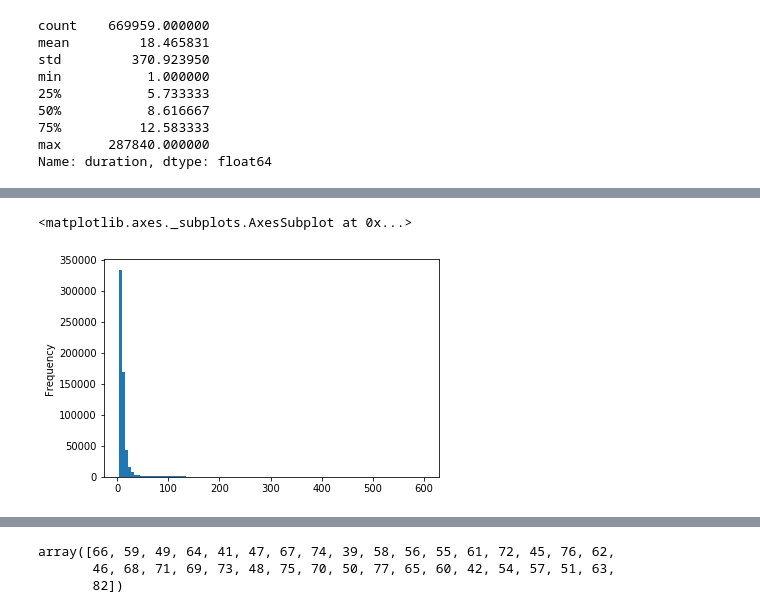
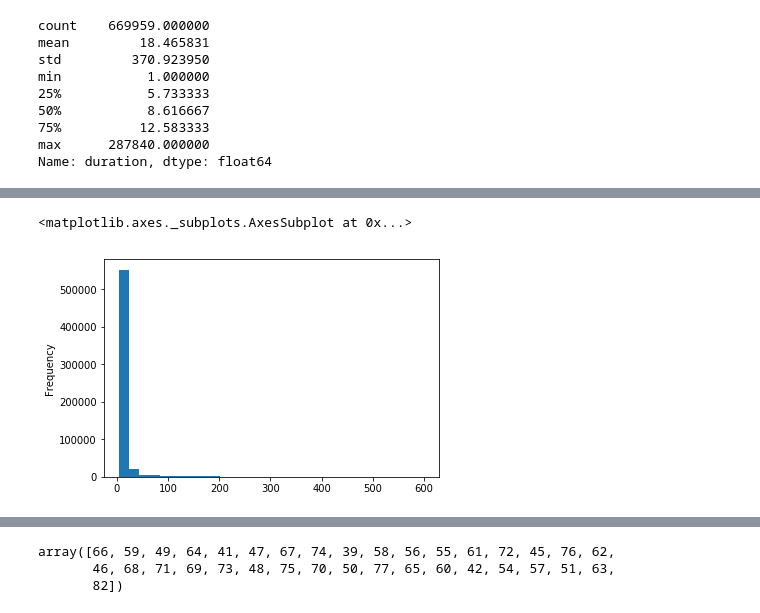
Before and after one commit to jslaga/SpringboardDSC, a Jupyter notebook: Capstone1/CPEexplore.ipynb, the cells around one changed output, grey strips where cells are left out. Cells and saved outputs as stored; diff of their text form; code cells hidden in the pictures.

```diff
--- a/Capstone1/CPEexplore.ipynb
+++ b/Capstone1/CPEexplore.ipynb
@@ -195,9 +203,9 @@ dtypes: float64(1), int64(4), object(6)
 memory usage: 54.9+ MB
 # %%
-trip_df_clean.duration.plot(kind='hist', bins=100)
+trip_df_clean.duration.plot(kind='hist', bins=30)
 # %% [output]
 <matplotlib.axes._subplots.AxesSubplot at 0x...>
-[figure, old version]
+[figure, new version]
 # %%
 ############################
 trip_df.groupby('duration').head(50)
```
Also changed, not shown: parts of 8 cells of this notebook.
